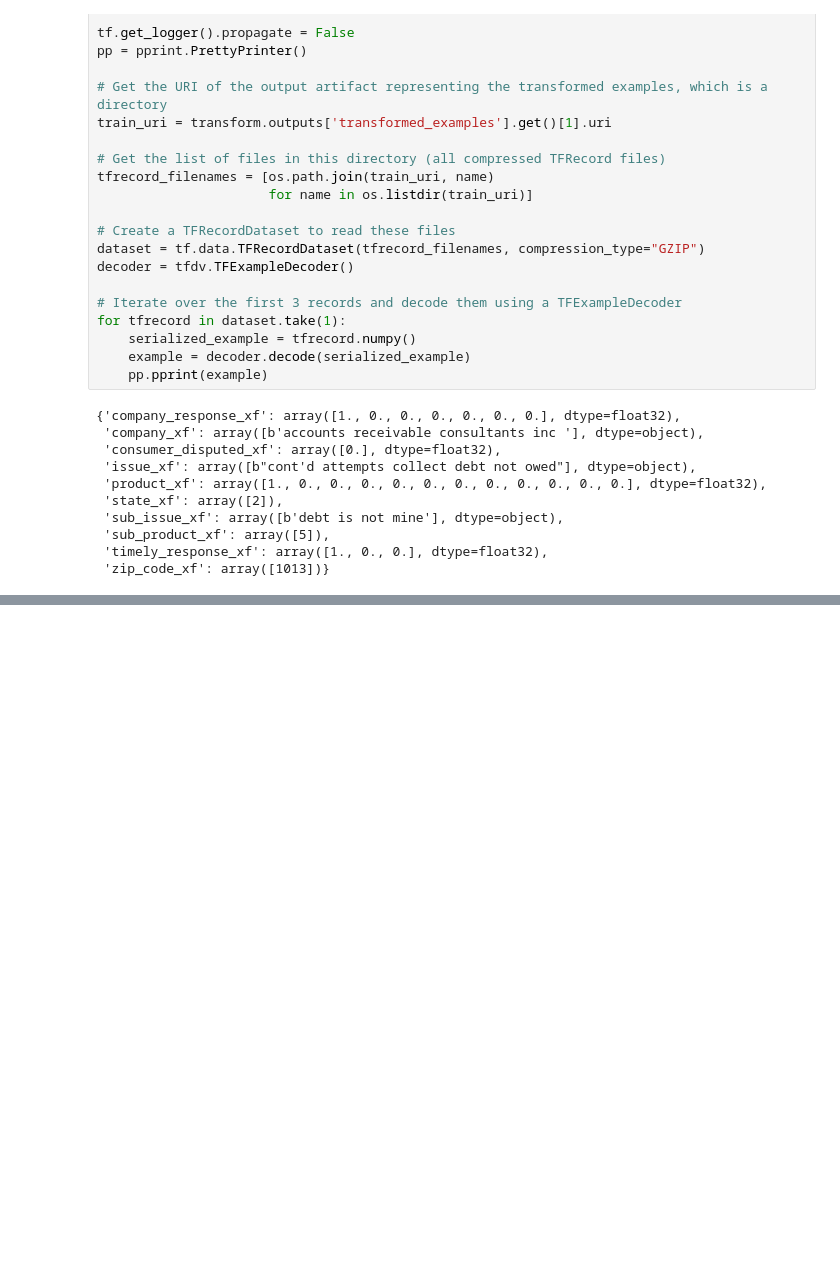
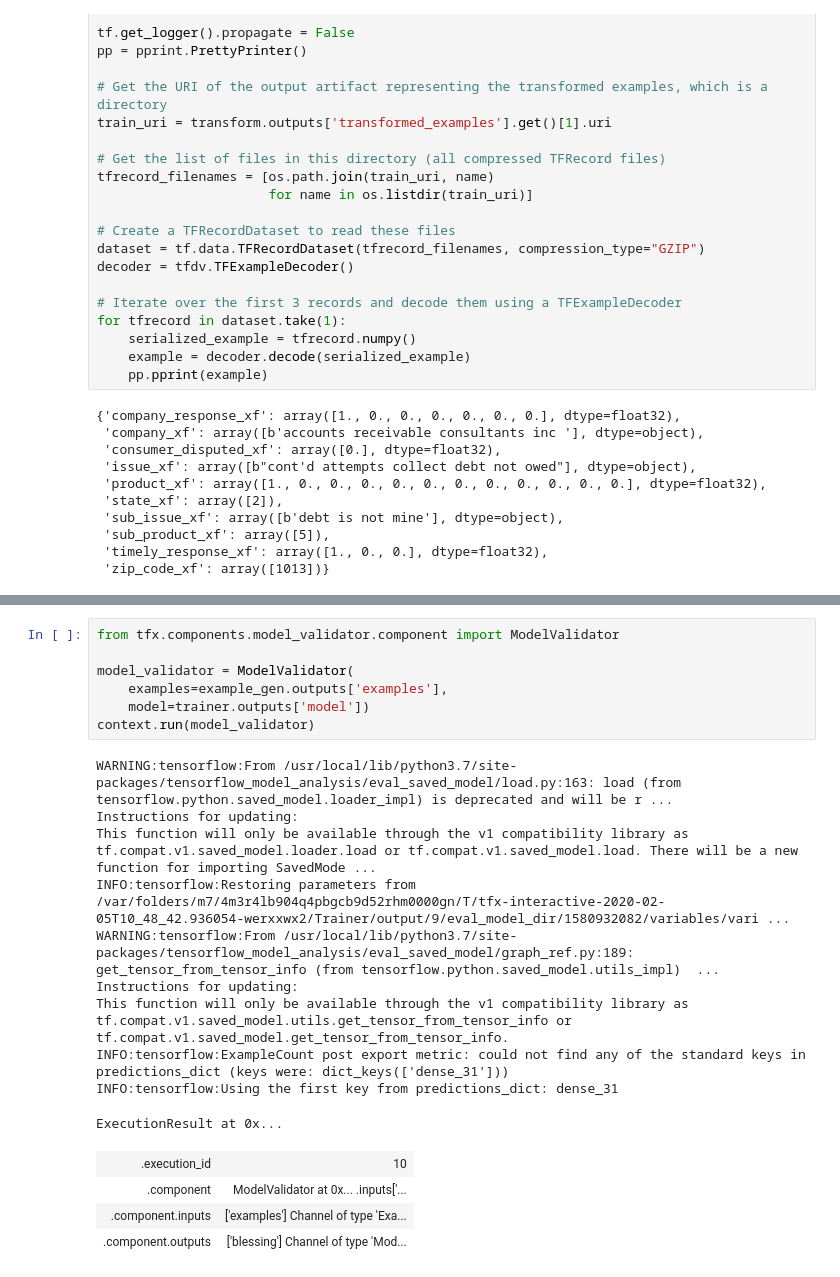
Before and after one commit to Building-ML-Pipelines/building-machine-learning-pipelines, a Jupyter notebook: interactive-pipeline/pipeline_local.ipynb, the cells around one changed output, grey strips where cells are left out. Drawn from its saved outputs; the diff is of its cells as text; blank space fills up the shorter version.

Commit message:
trainer + transform

```diff
--- a/interactive-pipeline/pipeline_local.ipynb
+++ b/interactive-pipeline/pipeline_local.ipynb
@@ -638,0 +643,22 @@ ValueError: Shape of variable dense/kernel:0 ((37, 100)) doesn't match with shap
+# %%
+from tfx.components.model_validator.component import ModelValidator
+
+model_validator = ModelValidator(
+    examples=example_gen.outputs['examples'],
+    model=trainer.outputs['model'])
+context.run(model_validator)
+# %% [output]
+WARNING:tensorflow:From /usr/local/lib/python3.7/site-packages/tensorflow_model_analysis/eval_saved_model/load.py:163: load (from tensorflow.python.saved_model.loader_impl) is deprecated and will be r ...
+Instructions for updating:
+This function will only be available through the v1 compatibility library as tf.compat.v1.saved_model.loader.load or tf.compat.v1.saved_model.load. There will be a new function for importing SavedMode ...
+INFO:tensorflow:Restoring parameters from /var/folders/m7/4m3r4lb904q4pbgcb9d52rhm0000gn/T/tfx-interactive-2020-02-05T10_48_42.936054-werxxwx2/Trainer/output/9/eval_model_dir/1580932082/variables/vari ...
+WARNING:tensorflow:From /usr/local/lib/python3.7/site-packages/tensorflow_model_analysis/eval_saved_model/graph_ref.py:189: get_tensor_from_tensor_info (from tensorflow.python.saved_model.utils_impl)  ...
+Instructions for updating:
+This function will only be available through the v1 compatibility library as tf.compat.v1.saved_model.utils.get_tensor_from_tensor_info or tf.compat.v1.saved_model.get_tensor_from_tensor_info.
+INFO:tensorflow:ExampleCount post export metric: could not find any of the standard keys in predictions_dict (keys were: dict_keys(['dense_31']))
+INFO:tensorflow:Using the first key from predictions_dict: dense_31
+ExecutionResult at 0x...
+| .execution_id | 10 |
+| .component | ModelValidator at 0x... .inputs['... |
+| .component.inputs | ['examples'] Channel of type 'Exa... |
+| .component.outputs | ['blessing'] Channel of type 'Mod... |
```
Also changed, not shown: parts of 10 cells of this notebook, 1 other file.
